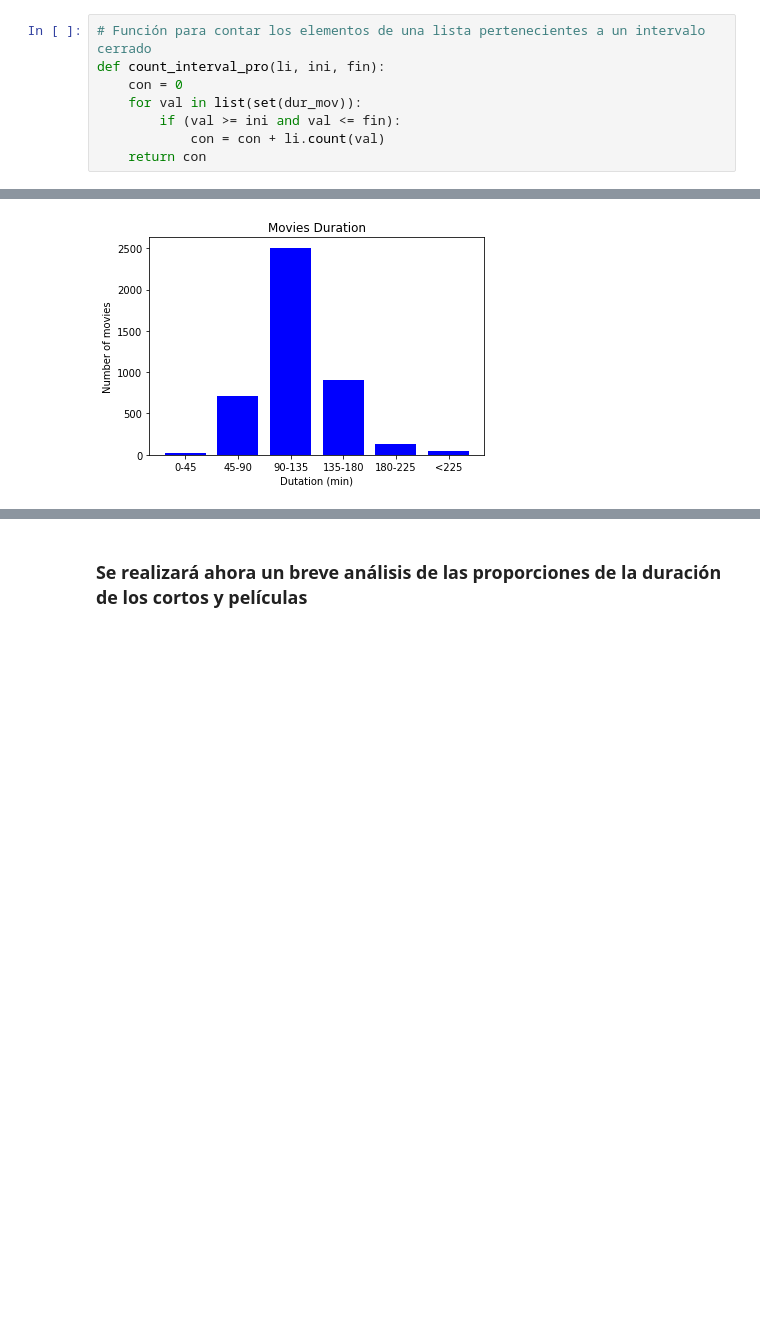
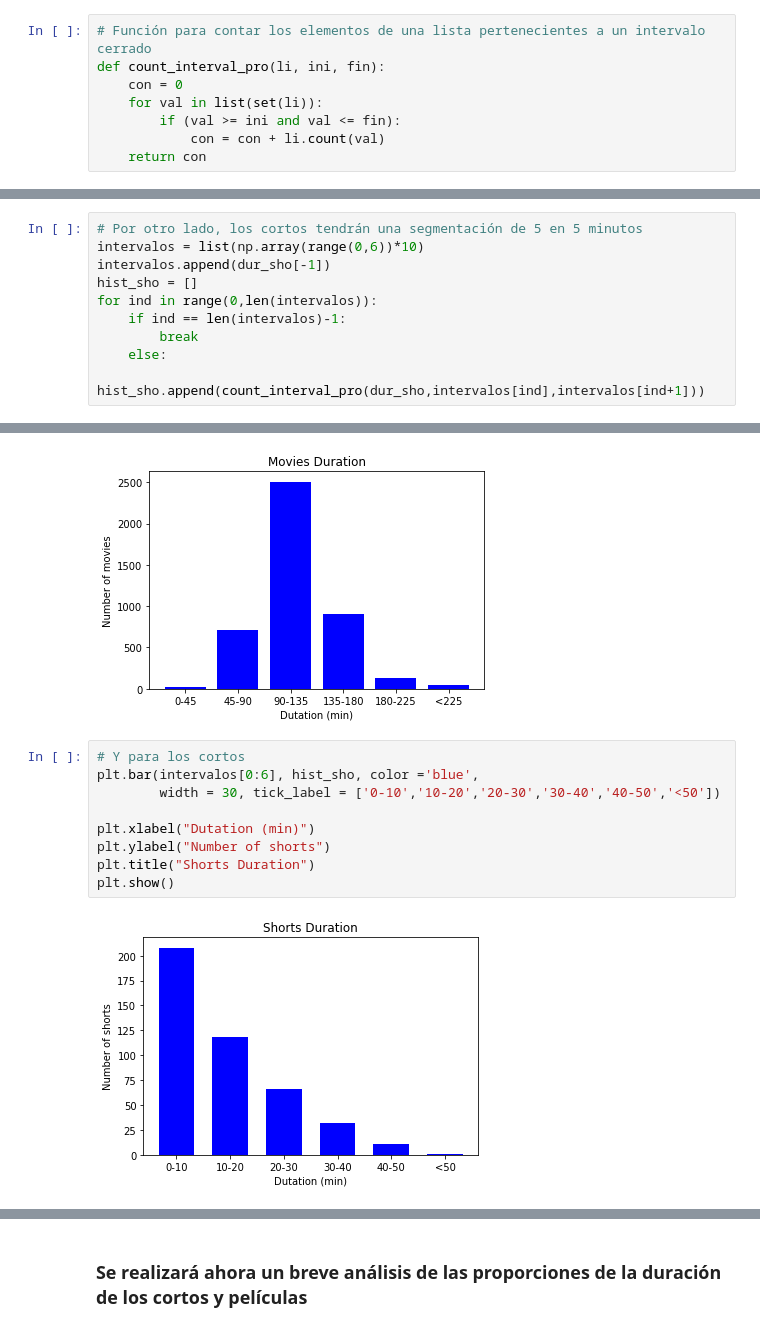
Before and after one commit to ErickGMedellin/7.5-or-higher, a Jupyter notebook: IMDB Rating Dataset.ipynb, the cells around one changed output, grey strips where cells are left out. Saved outputs shown, nothing was run; the diff lists cells and outputs as text; blank space fills up the shorter version.

```diff
--- a/IMDB Rating Dataset.ipynb
+++ b/IMDB Rating Dataset.ipynb
@@ -164,7 +164,7 @@ Esta función puede ser poco eficiente ya que para los outliers se estaría iter
 # Función para contar los elementos de una lista pertenecientes a un intervalo cerrado
 def count_interval_pro(li, ini, fin):
     con = 0
-    for val in list(set(dur_mov)):
+    for val in list(set(li)):
         if (val >= ini and val <= fin):
             con = con + li.count(val)
     return con
@@ -195,3 +195,13 @@ for ind in range(0,len(intervalos)):
         break
     else:
         hist_mov.append(count_interval_pro(dur_mov,intervalos[ind],intervalos[ind+1]))
+# %%
+# Por otro lado, los cortos tendrán una segmentación de 5 en 5 minutos
+intervalos = list(np.array(range(0,6))*10)
+intervalos.append(dur_sho[-1])
+hist_sho = []
+for ind in range(0,len(intervalos)):
+    if ind == len(intervalos)-1:
+        break
+    else:
+        hist_sho.append(count_interval_pro(dur_sho,intervalos[ind],intervalos[ind+1]))
@@ -208,3 +222,14 @@ plt.title("Movies Duration")
 plt.show()
 # %% [output]
 [figure]
+# %%
+# Y para los cortos
+plt.bar(intervalos[0:6], hist_sho, color ='blue',
+        width = 30, tick_label = ['0-10','10-20','20-30','30-40','40-50','<50'])
+
+plt.xlabel("Dutation (min)")
+plt.ylabel("Number of shorts")
+plt.title("Shorts Duration")
+plt.show()
+# %% [output]
+[figure, added]
```
Also changed, not shown: parts of 8 cells of this notebook.
